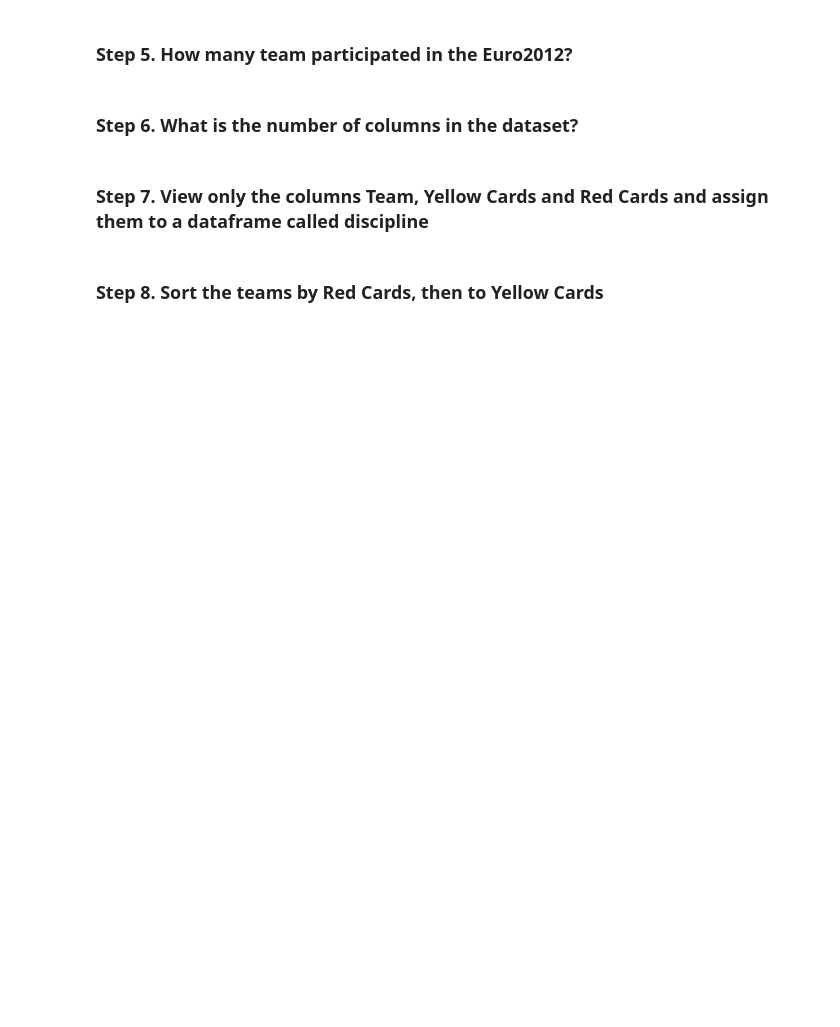
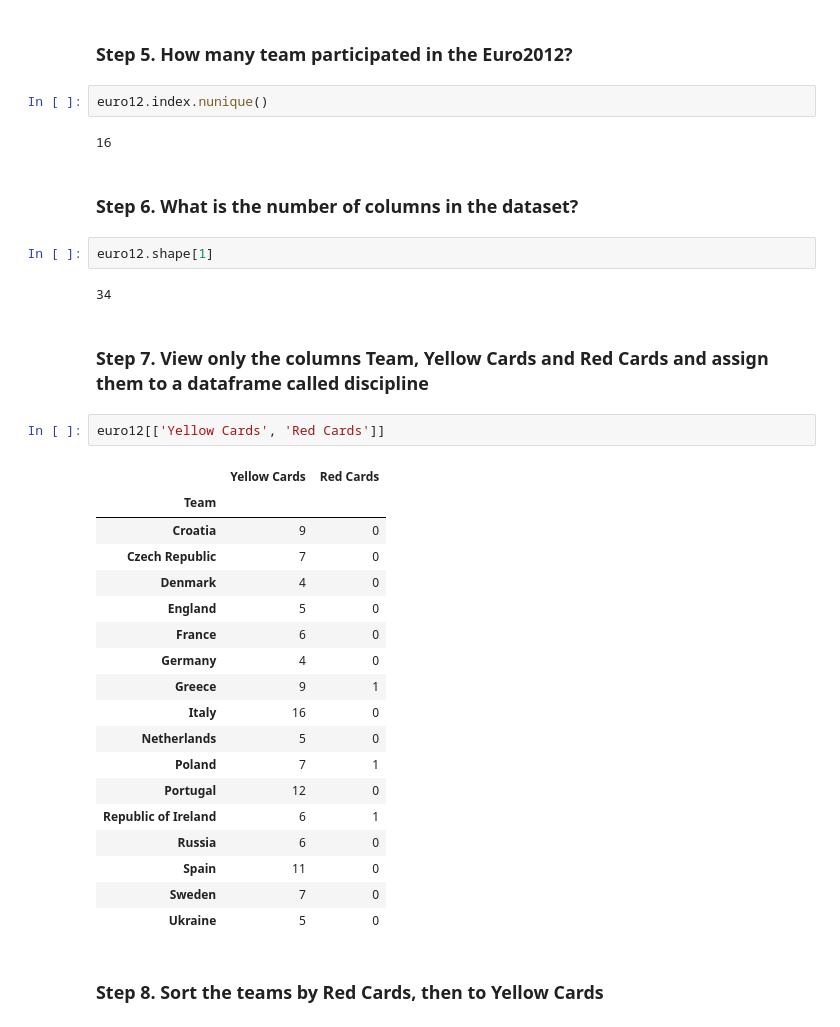
Before and after one commit to Babrzej/ds_2025, a Jupyter notebook: Blazej's Solutions/Report_2/Exercise_2.ipynb, the cells around one changed output. Drawn from its saved outputs; the diff is of its cells as text; blank space fills up the shorter version.

```diff
--- a/Blazej's Solutions/Report_2/Exercise_2.ipynb
+++ b/Blazej's Solutions/Report_2/Exercise_2.ipynb
@@ -15,8 +40,37 @@ This time we are going to pull data directly from the internet.
 # %% [markdown]
 ### Step 5. How many team participated in the Euro2012?
+# %%
+euro12.index.nunique()
+# %% [output]
+16
 # %% [markdown]
 ### Step 6. What is the number of columns in the dataset?
+# %%
+euro12.shape[1]
+# %% [output]
+34
 # %% [markdown]
 ### Step 7. View only the columns Team, Yellow Cards and Red Cards and assign them to a dataframe called discipline
+# %%
+euro12[['Yellow Cards', 'Red Cards']]
+# %% [output]
+|  | Yellow Cards | Red Cards |
+| Team |  |  |
+| Croatia | 9 | 0 |
+| Czech Republic | 7 | 0 |
+| Denmark | 4 | 0 |
+| England | 5 | 0 |
+| France | 6 | 0 |
+| Germany | 4 | 0 |
+| Greece | 9 | 1 |
+| Italy | 16 | 0 |
+| Netherlands | 5 | 0 |
+| Poland | 7 | 1 |
+| Portugal | 12 | 0 |
+| Republic of Ireland | 6 | 1 |
+| Russia | 6 | 0 |
+| Spain | 11 | 0 |
+| Sweden | 7 | 0 |
+| Ukraine | 5 | 0 |
 # %% [markdown]
 ### Step 8. Sort the teams by Red Cards, then to Yellow Cards
```
Also changed, not shown: parts of 10 cells of this notebook.
